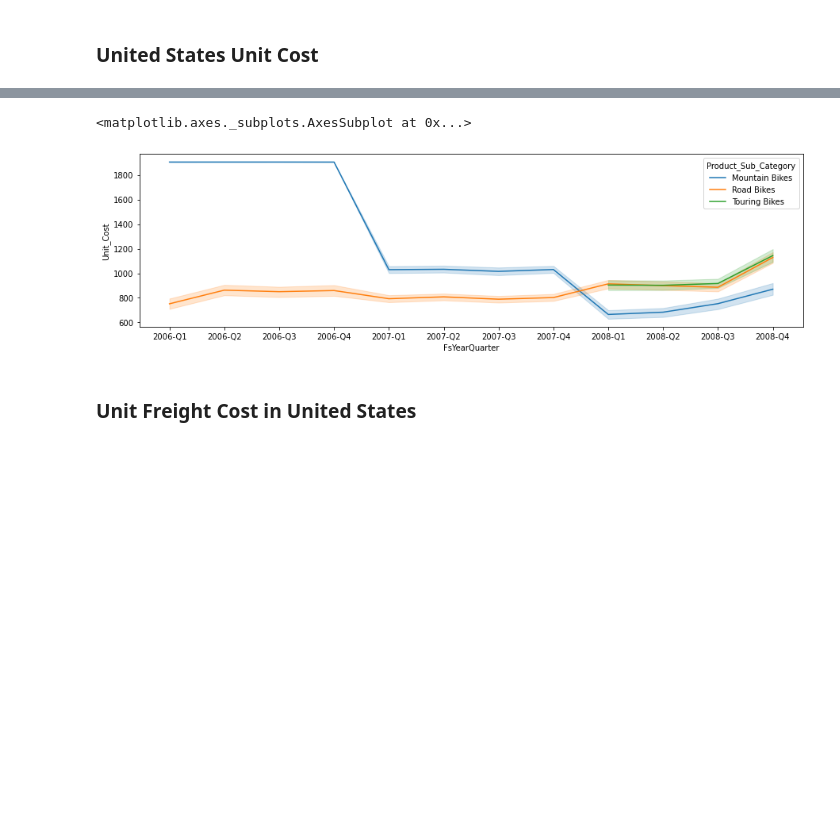
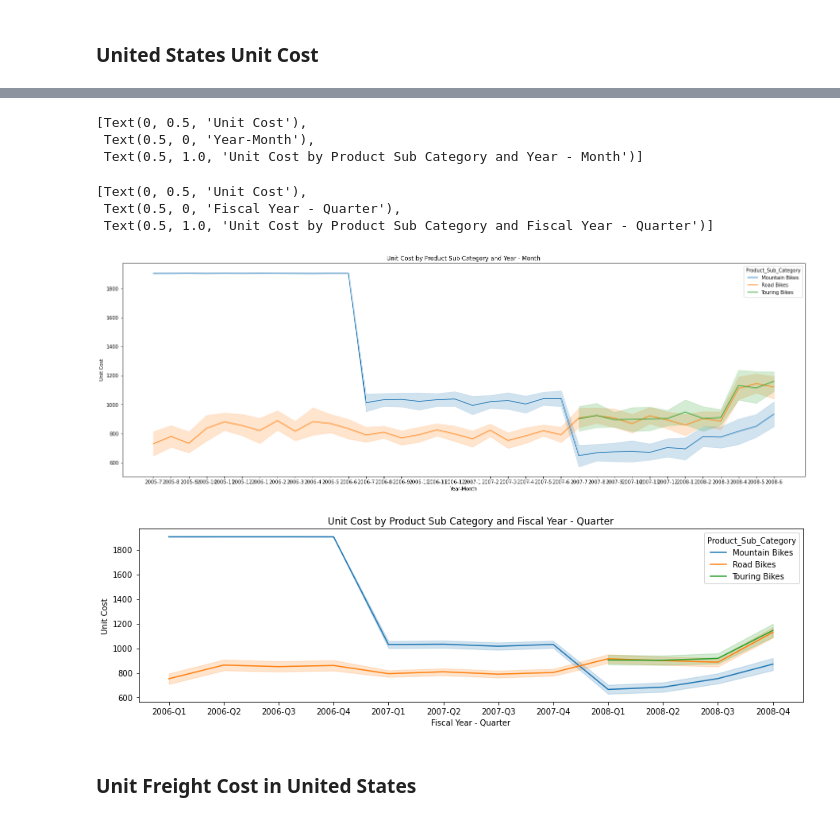
Before and after one commit to atimad/Adventure-Works-Cycles-Analysis, a Jupyter notebook: Cycles.ipynb, the cells around one changed output, grey strips where cells are left out. Drawn from its saved outputs; the diff is of its cells as text; code cells hidden in the pictures; blank space fills up the shorter version.

Commit message:
United Sates cost by month

```diff
--- a/Cycles.ipynb
+++ b/Cycles.ipynb
@@ -528,10 +541,18 @@ Share of Unit Cost by Product Category in United States
 [figure]
 # %%
+fig, ax = plt.subplots(figsize=(25, 8))
+display(sns.lineplot(data=df1[(df1['Sales_Region'].isin(['United States'])) & (df1['Product_Category'].isin(['Bikes'])) ], x="YearMonth", y="Unit_Cost", hue="Product_Sub_Category",ax=ax).set(xlabel='Year-Month', ylabel='Unit Cost',title='Unit Cost by Product Sub Category and Year - Month'))
 fig, ax = plt.subplots(figsize=(15, 4))
-sns.lineplot(data=df1[(df1['Sales_Region'].isin(['United States'])) & (df1['Product_Category'].isin(['Bikes'])) ], x="FsYearQuarter", y="Unit_Cost", hue="Product_Sub_Category",ax=ax)
+display(sns.lineplot(data=df1[(df1['Sales_Region'].isin(['United States'])) & (df1['Product_Category'].isin(['Bikes'])) ], x="FsYearQuarter", y="Unit_Cost", hue="Product_Sub_Category",ax=ax).set(xlabel='Fiscal Year - Quarter',ylabel='Unit Cost',title="Unit Cost by Product Sub Category and Fiscal Year - Quarter") )
 # %% [output]
-<matplotlib.axes._subplots.AxesSubplot at 0x...>
+[Text(0, 0.5, 'Unit Cost'),
+ Text(0.5, 0, 'Year-Month'),
+ Text(0.5, 1.0, 'Unit Cost by Product Sub Category and Year - Month')]
+[Text(0, 0.5, 'Unit Cost'),
+ Text(0.5, 0, 'Fiscal Year - Quarter'),
+ Text(0.5, 1.0, 'Unit Cost by Product Sub Category and Fiscal Year - Quarter')]
-[figure, old version]
+[figure, new version]
+[figure, added]
 # %% [markdown]
 ### Unit Freight Cost in United States
 # %%
```
Also changed, not shown: parts of 2 cells of this notebook.
